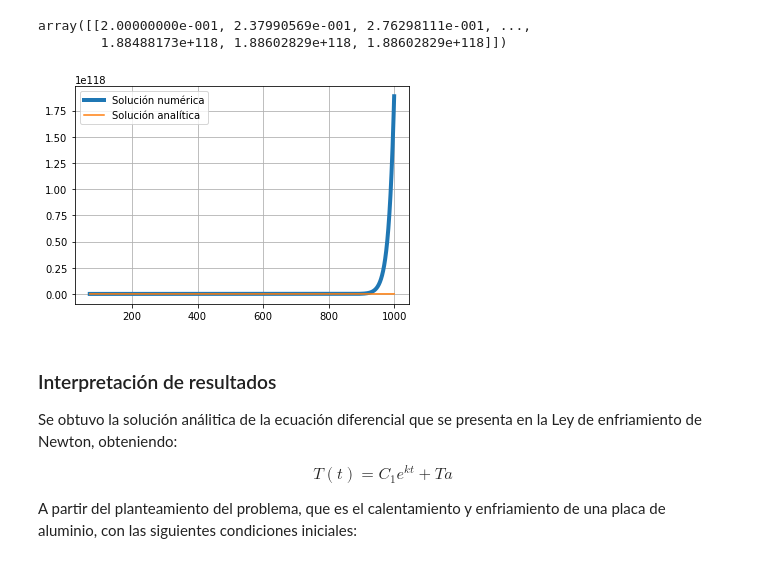
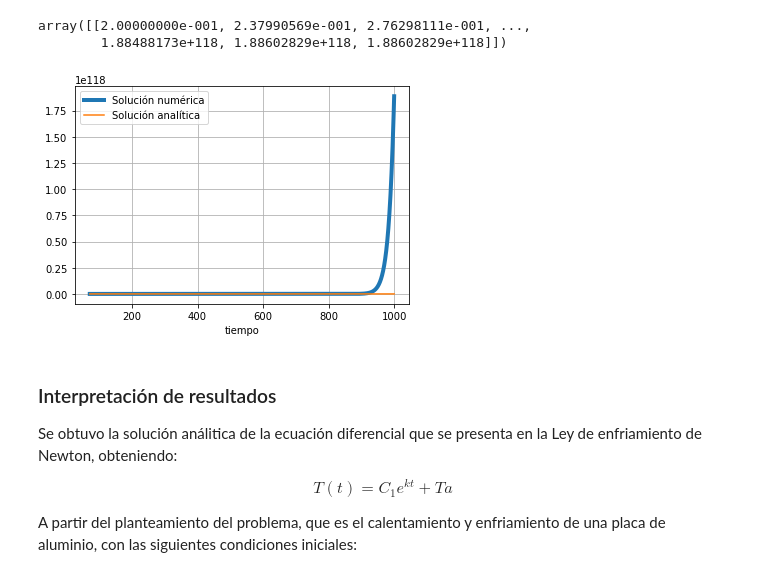
Before and after one commit to DiamondNandayapa/ED_EnfriamienientoNewton-1, a Jupyter notebook: ProyectoModulo3_NandayapaD1_NavarroI2.ipynb, the cells around one changed output. Saved outputs shown, nothing was run; the diff lists cells and outputs as text; code cells hidden in the pictures.

```diff
--- a/ProyectoModulo3_NandayapaD1_NavarroI2.ipynb
+++ b/ProyectoModulo3_NandayapaD1_NavarroI2.ipynb
@@ -189,10 +189,11 @@ array([[2.00000000e-001, 2.37990569e-001, 2.76298111e-001, ...,
 # %%
 plt.plot(sol2.t,sol2.y[0,:],label='Solución numérica',lw=4) # lw=linewidth
 plt.plot(sol2.t,t(sol2.t,71.3,0.0028,20),label='Solución analítica')
 plt.legend(loc='best')
+plt.xlabel('tiempo')
 plt.grid()
 # %% [output]
-[figure, old version]
+[figure, new version]
 # %% [markdown]
 ### Interpretación de resultados
 
```
